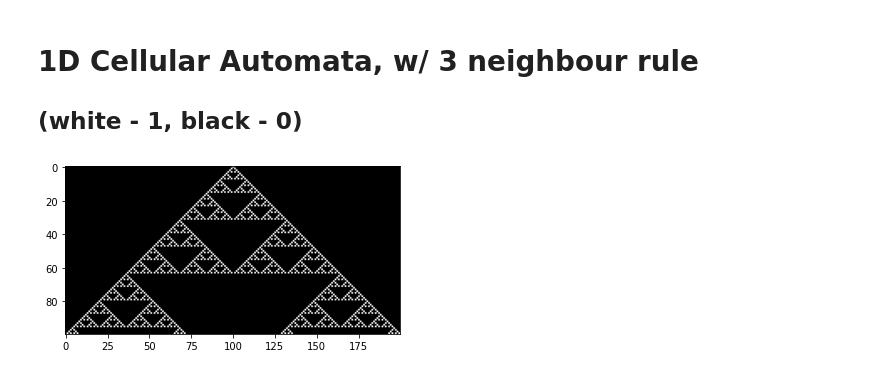
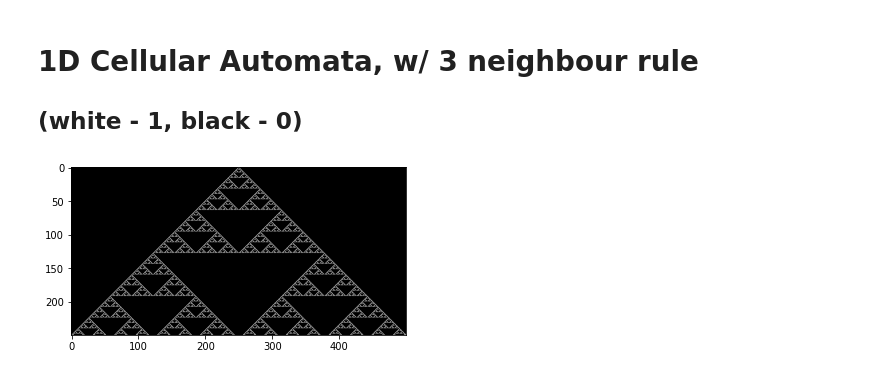
Before and after one commit to 20akshay00/ModellingComplexSystems, a Jupyter notebook: Cellular_Automata.ipynb, the cells around one changed output. Cells and saved outputs as stored; diff of their text form; code cells hidden in the pictures.

```diff
--- a/Cellular_Automata.ipynb
+++ b/Cellular_Automata.ipynb
@@ -10,36 +10,33 @@ def decToBin(dec, bitn = -1):
     while(dec >= 1):
         out.append(dec%2)
         dec = dec//2
 
     if(bitn != -1):
         while(len(out) < bitn):
             out.append(0)
 
     out = out[::-1]
     return out
 
 def CellularAutomata(n, rule, n_iter):
 
     grid = np.zeros((n_iter, n), dtype = int)
 
     #initial conditions
     grid[0, :] = np.zeros(n, dtype = int)
     grid[0, n//2] = 1
-    prev = grid[0, :] #stores state in previous time step
 
     #construct local rules based on rule number
     rulelist = decToBin(rule, 8)
     localrule = {tuple(decToBin(i, 3)): rulelist[7 - i] for i in range(8)}
 
     #evolution of the automata
     for i in range(1, n_iter):
         for j in range(0, n):
-            grid[i, j] = localrule[(prev[(j-1)%n], prev[j], prev[(j+1)%n])]
-
-        prev = grid[i, :]
+            grid[i, j] = localrule[(grid[i-1, (j-1)%n], grid[i-1, j], grid[i-1, (j+1)%n])]
 
     plt.imshow(grid, cmap = 'gray')
 
-CellularAutomata(200, 90, 100)
+CellularAutomata(500, 90, 250)
 # %% [output]
-[figure, old version]
+[figure, new version]
```
